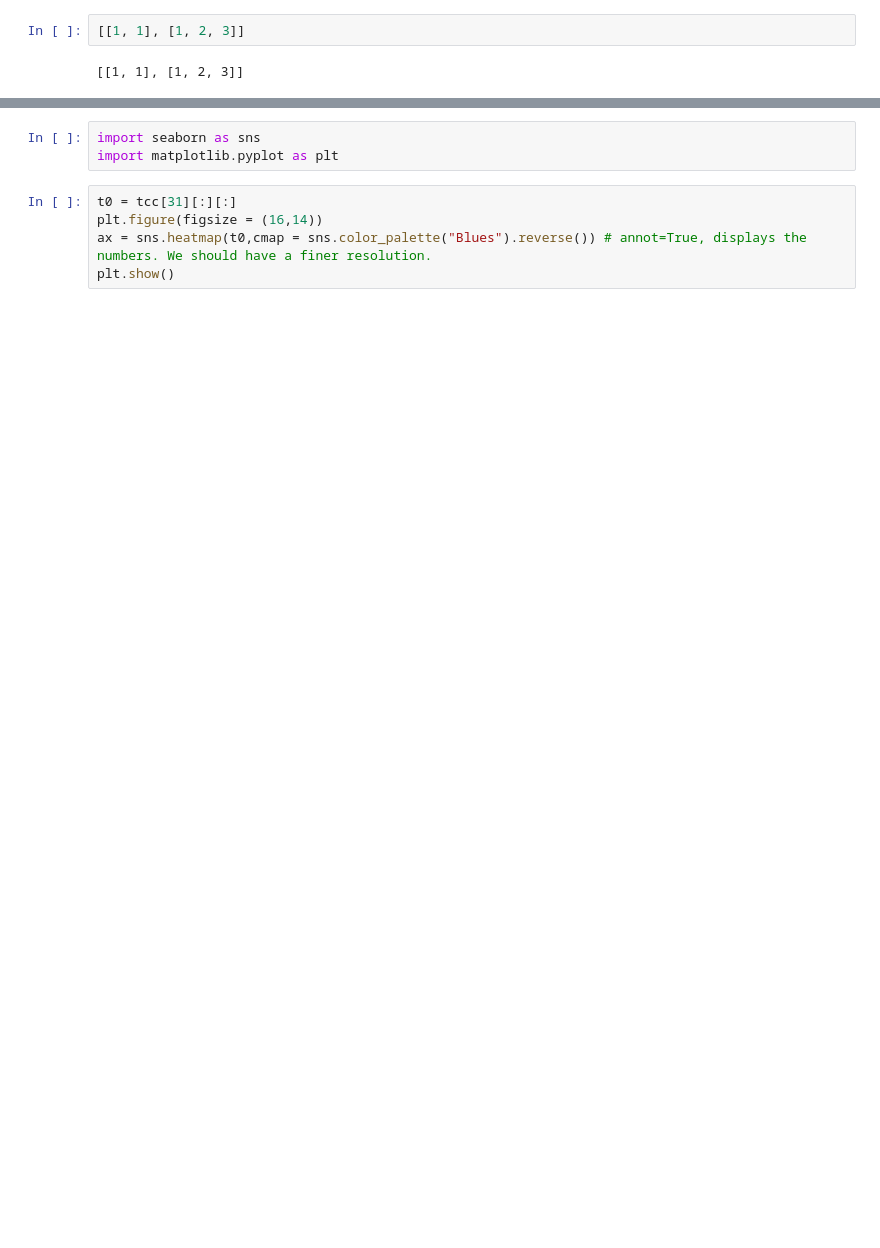
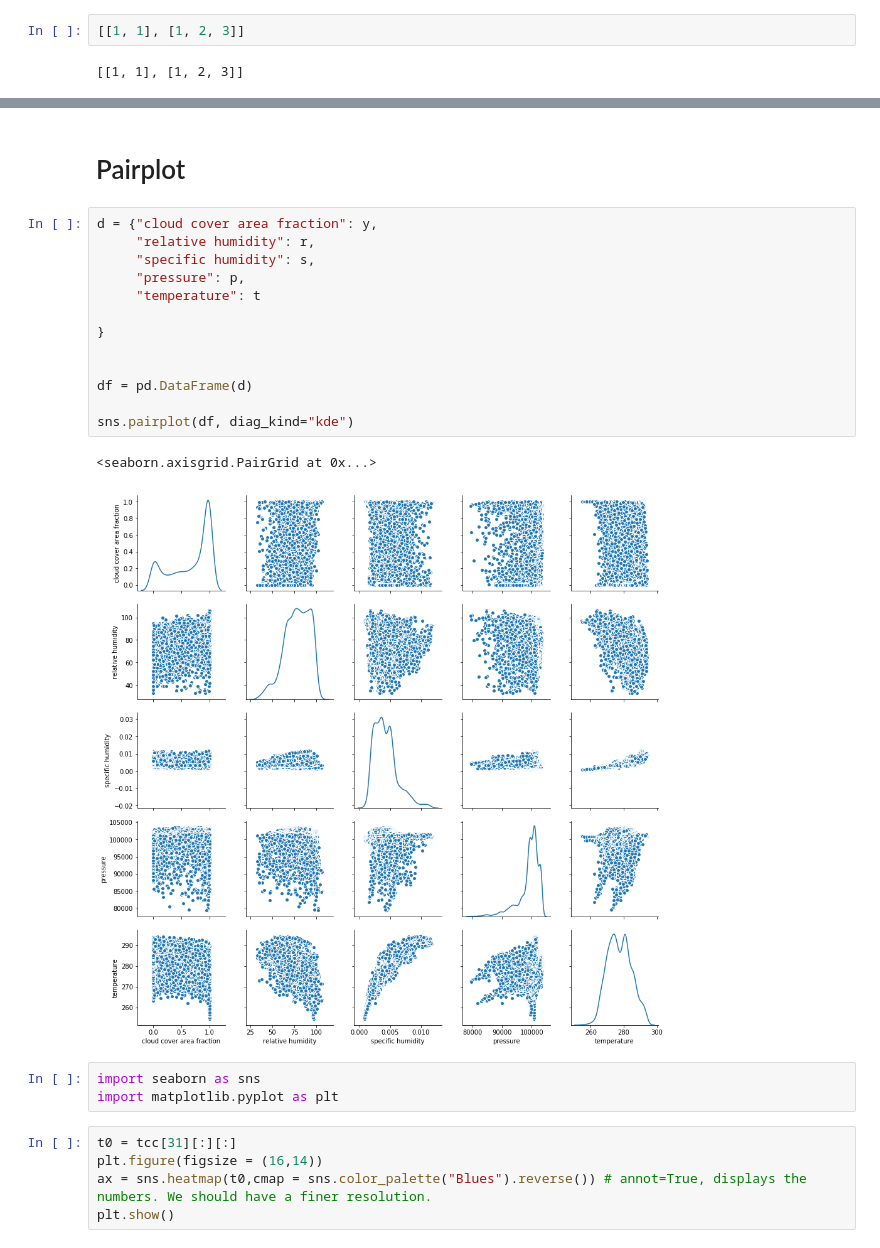
Before and after one commit to hannasv/Project3, a Jupyter notebook: Exploring_data.ipynb, the cells around one changed output, grey strips where cells are left out. Cells and saved outputs as stored; diff of their text form; blank space fills up the shorter version.

```diff
--- a/Exploring_data.ipynb
+++ b/Exploring_data.ipynb
@@ -80,3 +116,21 @@ print(lat.shape, long.shape, lat, long)
+# %% [markdown]
+# Pairplot
+# %%
+d = {"cloud cover area fraction": y,
+     "relative humidity": r,
+     "specific humidity": s,
+     "pressure": p,
+     "temperature": t
+
+}
+
+
+df = pd.DataFrame(d)
+
+sns.pairplot(df, diag_kind="kde")
+# %% [output]
+<seaborn.axisgrid.PairGrid at 0x...>
+[figure, added]
 # %%
 import seaborn as sns
 import matplotlib.pyplot as plt
```
Also changed, not shown: parts of 17 cells of this notebook.
